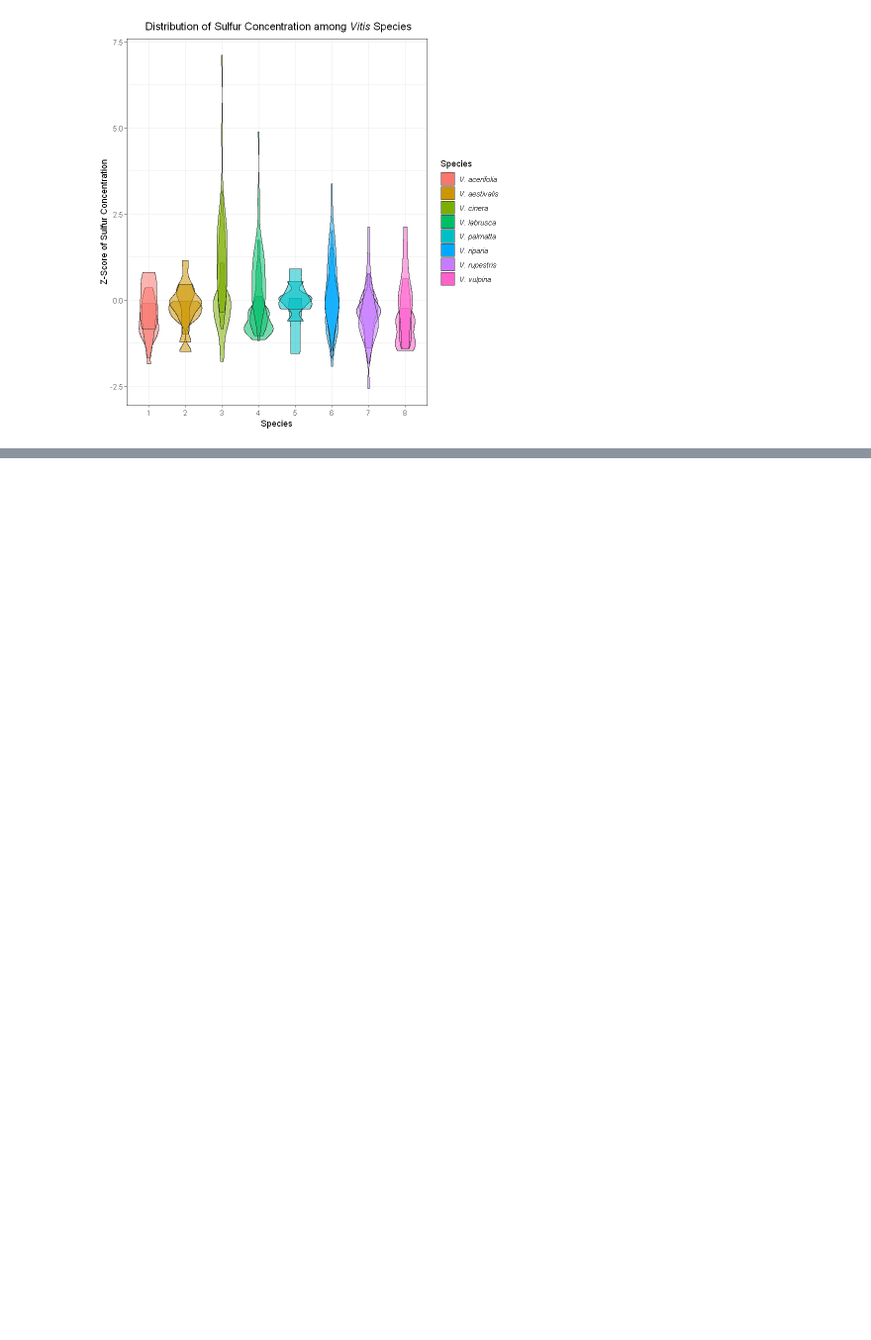
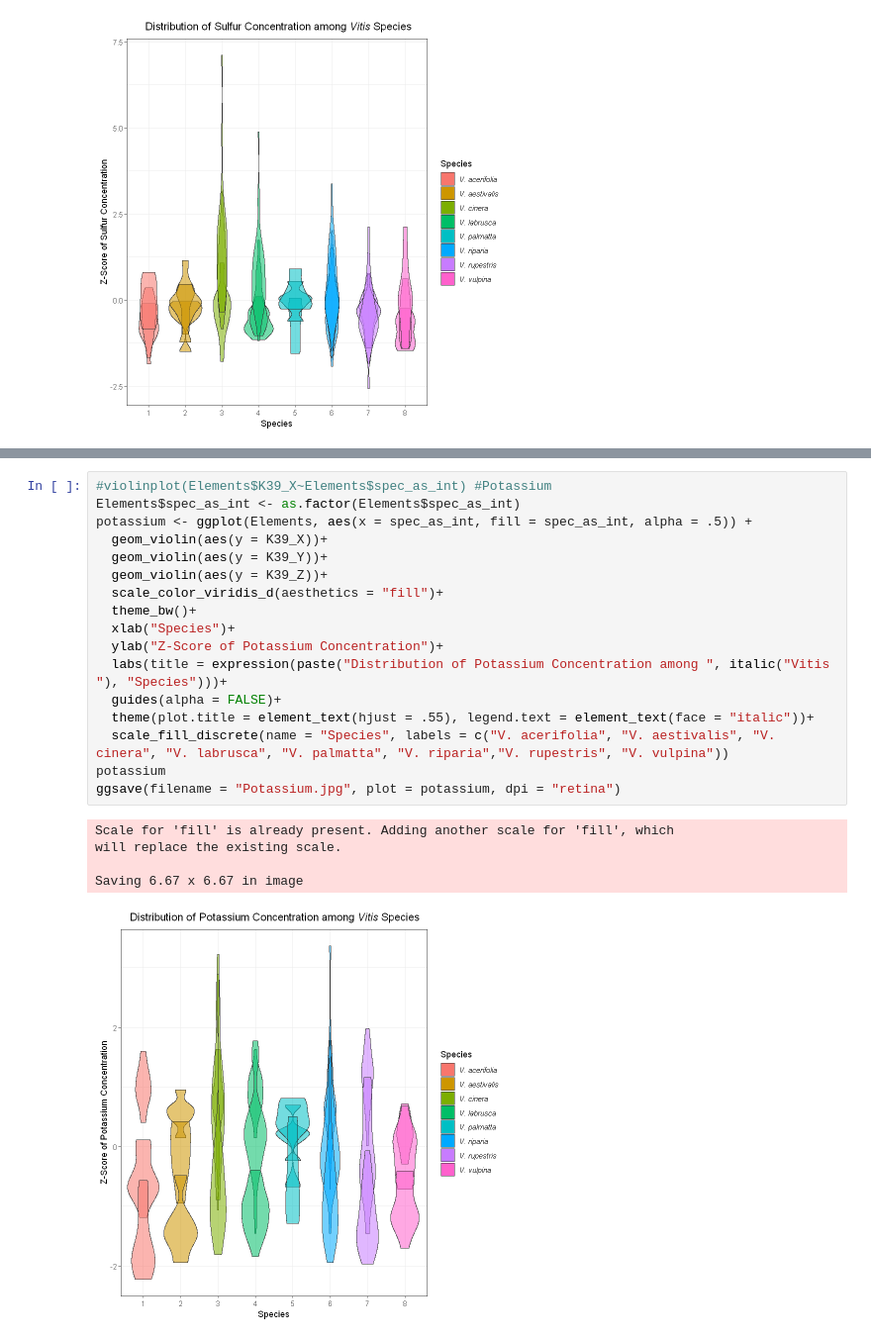
Before and after one commit to Kovacs-Lab/Geneva_Ionomics, a Jupyter notebook: Boxplots_Violin_Geneva.ipynb, the cells around one changed output, grey strips where cells are left out. Shown at 99% size. Drawn from its saved outputs; the diff is of its cells as text; blank space fills up the shorter version.

Commit message:
finished violin plots for all elements

```diff
--- a/Boxplots_Violin_Geneva.ipynb
+++ b/Boxplots_Violin_Geneva.ipynb
@@ -284,0 +177,23 @@ Warning message:
+# %%
+#violinplot(Elements$K39_X~Elements$spec_as_int) #Potassium
+Elements$spec_as_int <- as.factor(Elements$spec_as_int)
+potassium <- ggplot(Elements, aes(x = spec_as_int, fill = spec_as_int, alpha = .5)) +
+  geom_violin(aes(y = K39_X))+
+  geom_violin(aes(y = K39_Y))+
+  geom_violin(aes(y = K39_Z))+
+  scale_color_viridis_d(aesthetics = "fill")+
+  theme_bw()+
+  xlab("Species")+
+  ylab("Z-Score of Potassium Concentration")+
+  labs(title = expression(paste("Distribution of Potassium Concentration among ", italic("Vitis "), "Species")))+
+  guides(alpha = FALSE)+
+  theme(plot.title = element_text(hjust = .55), legend.text = element_text(face = "italic"))+
+  scale_fill_discrete(name = "Species", labels = c("V. acerifolia", "V. aestivalis", "V. cinera", "V. labrusca", "V. palmatta", "V. riparia","V. rupestris", "V. vulpina"))
+potassium
+ggsave(filename = "Potassium.jpg", plot = potassium, dpi = "retina")
+# %% [output]
+Scale for 'fill' is already present. Adding another scale for 'fill', which
+will replace the existing scale.
+
+Saving 6.67 x 6.67 in image
+[figure, added]
```
Also changed, not shown: parts of 25 cells of this notebook, 13 other files.
